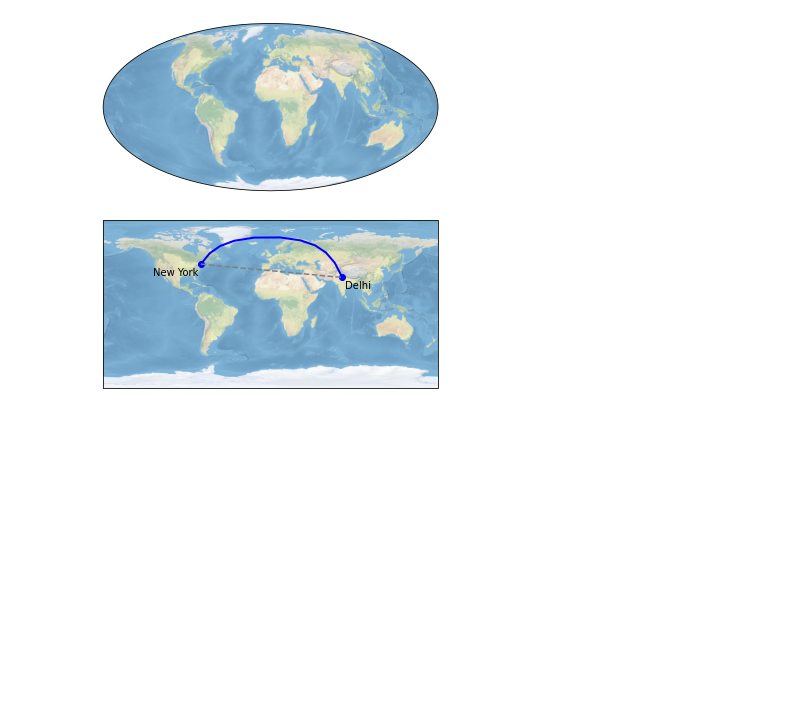
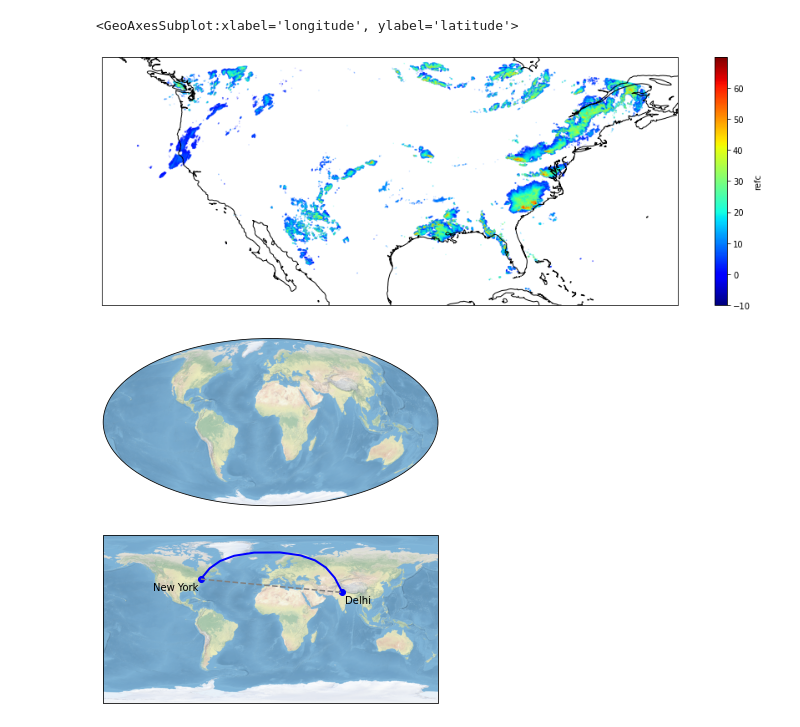
Before and after one commit to leaver2000/griblib, a Jupyter notebook: griblib/hrrr-2022-06-17.ipynb, the cells around one changed output. Saved outputs shown, nothing was run; the diff lists cells and outputs as text; code cells hidden in the pictures; blank space fills up the shorter version.

```diff
--- a/griblib/notebook.ipynb
+++ b/griblib/hrrr-2022-06-17.ipynb
@@ -23 +89,39 @@ c
+# %%
+df = ds.to_dataframe()
+df["longitude"] = (df["longitude"] + 180) % 360 - 180
+# df.plot()
+# %%
+import matplotlib.pyplot as plt
+import cartopy.crs as ccrs
+import numpy as np
+
+
+plt.rcParams["axes.grid"] = True
+
+ax = plt.subplot(2, 1, 1, projection=ccrs.PlateCarree())
+
+ax.coastlines("50m")
+
+ax.set_extent(
+    [
+        *df["longitude"].agg(["min", "max"]),
+        *df["latitude"].agg(["min", "max"]),
+    ],
+    ccrs.PlateCarree(),
+)
+
+df.plot(
+    kind="scatter",
+    y="latitude",
+    x="longitude",
+    c="refc",
+    ax=ax,
+    alpha=np.where(df["refc"] > 0, 0.2, 0),
+    cmap=plt.get_cmap("jet"),
+    s=0.25,
+    figsize=(16, 12),
+)
+# %% [output]
+<GeoAxesSubplot:xlabel='longitude', ylabel='latitude'>
+[figure, added]
 # %%
```
Also changed, not shown: parts of 5 cells of this notebook, 5 other files.
